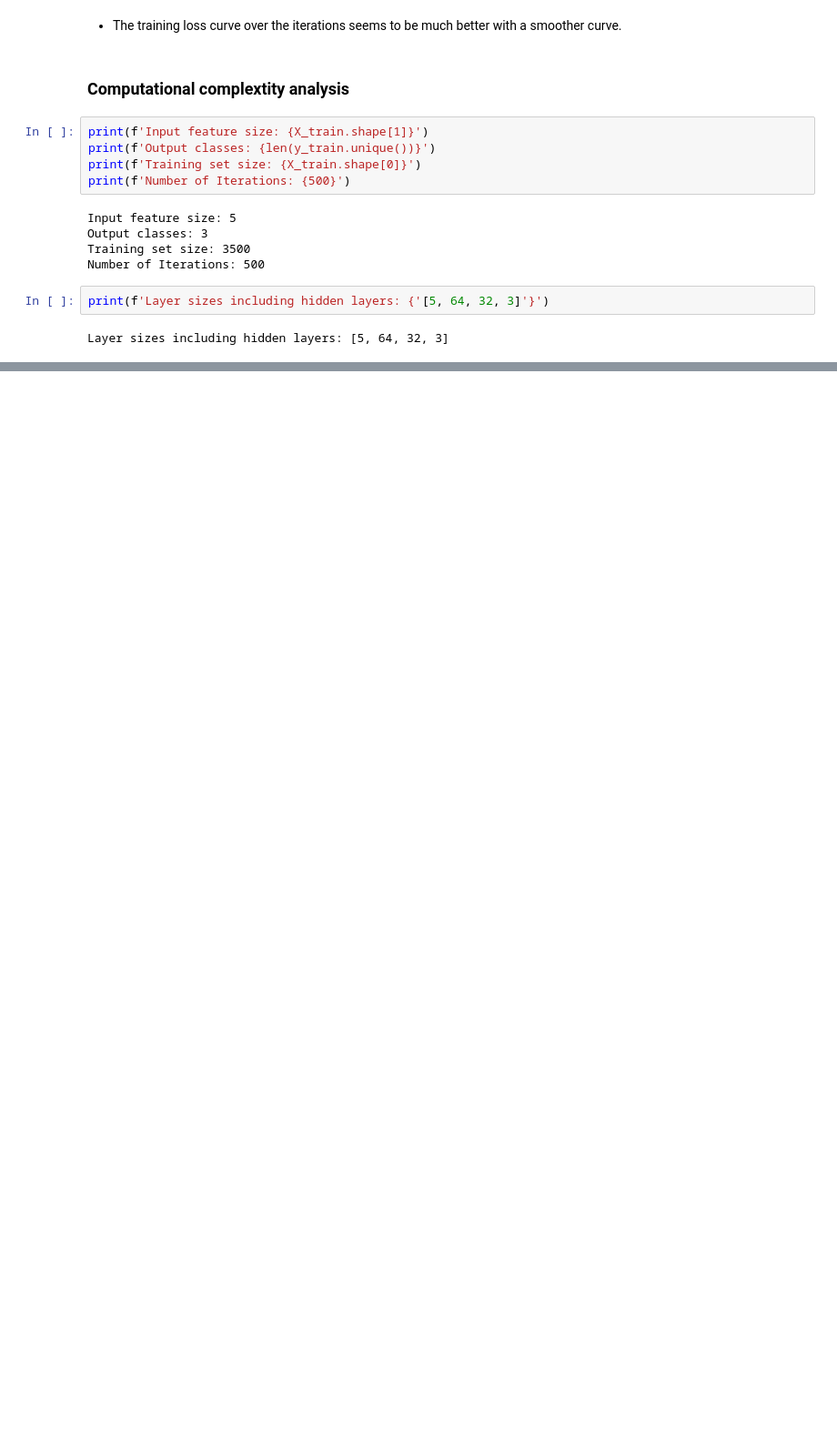
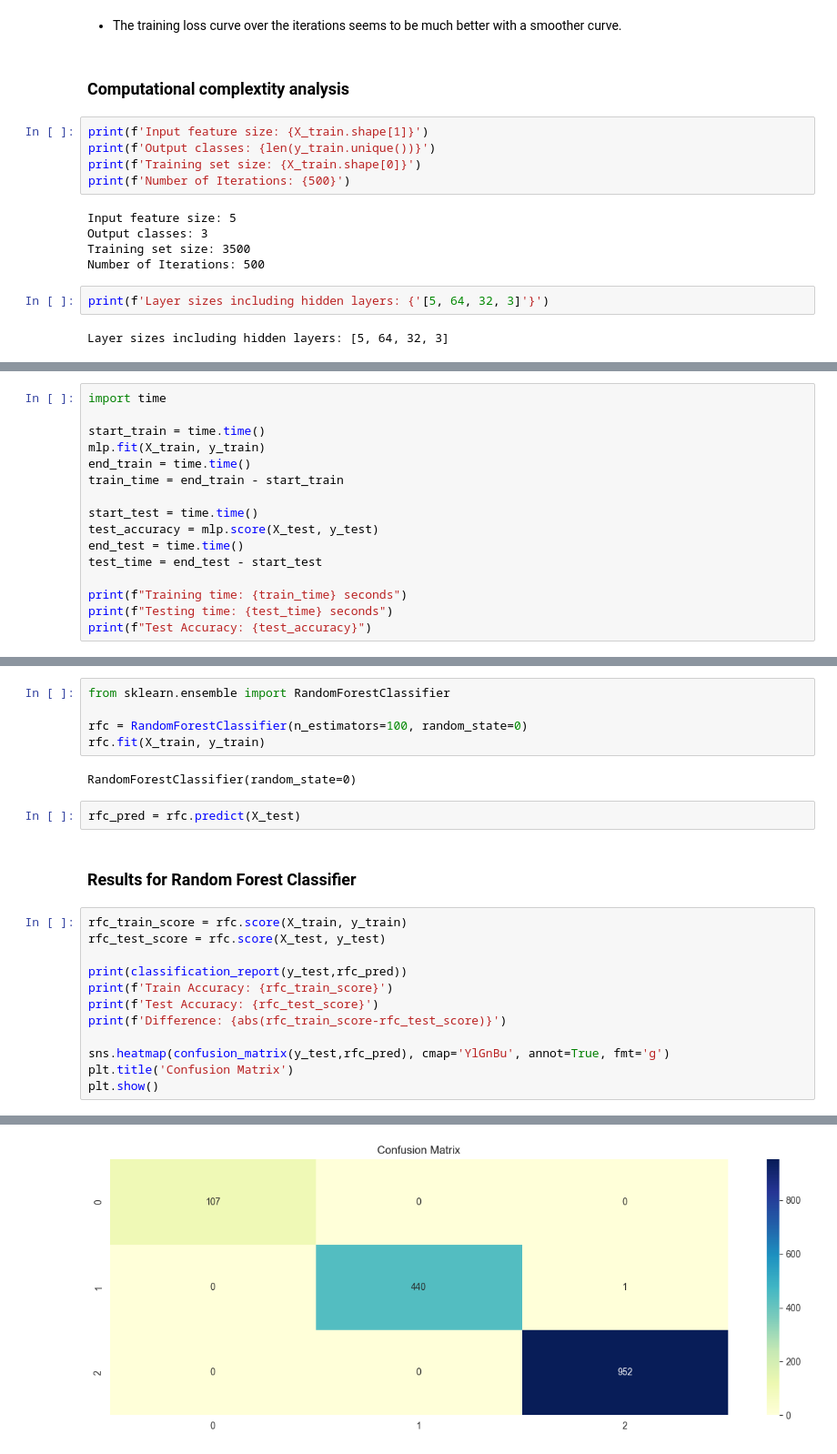
Before and after one commit to lcasel/COSC-4368-Project, a Jupyter notebook: traffic_project.ipynb, the cells around one changed output, grey strips where cells are left out. Shown: that part at 91% size. Saved outputs shown, nothing was run; the diff lists cells and outputs as text; blank space fills up the shorter version.

```diff
--- a/traffic_project.ipynb
+++ b/traffic_project.ipynb
@@ -476,0 +525,16 @@ Layer sizes including hidden layers: [5, 64, 32, 3]
+# %%
+import time
+
+start_train = time.time()
+mlp.fit(X_train, y_train)
+end_train = time.time()
+train_time = end_train - start_train
+
+start_test = time.time()
+test_accuracy = mlp.score(X_test, y_test)
+end_test = time.time()
+test_time = end_test - start_test
+
+print(f"Training time: {train_time} seconds")
+print(f"Testing time: {test_time} seconds")
+print(f"Test Accuracy: {test_accuracy}")
@@ -476,0 +549,24 @@ Layer sizes including hidden layers: [5, 64, 32, 3]
+# %%
+from sklearn.ensemble import RandomForestClassifier
+
+rfc = RandomForestClassifier(n_estimators=100, random_state=0)
+rfc.fit(X_train, y_train)
+# %% [output]
+RandomForestClassifier(random_state=0)
+# %%
+rfc_pred = rfc.predict(X_test)
+# %% [markdown]
+### Results for Random Forest Classifier
+# %%
+rfc_train_score = rfc.score(X_train, y_train)
+rfc_test_score = rfc.score(X_test, y_test)
+
+print(classification_report(y_test,rfc_pred))
+print(f'Train Accuracy: {rfc_train_score}')
+print(f'Test Accuracy: {rfc_test_score}')
+print(f'Difference: {abs(rfc_train_score-rfc_test_score)}')
+
+sns.heatmap(confusion_matrix(y_test,rfc_pred), cmap='YlGnBu', annot=True, fmt='g')
+plt.title('Confusion Matrix')
+plt.show()
+# %% [output]
@@ -476,0 +586 @@ Layer sizes including hidden layers: [5, 64, 32, 3]
+[figure, added]
```
Also changed, not shown: parts of 25 cells of this notebook, 1 other file.
